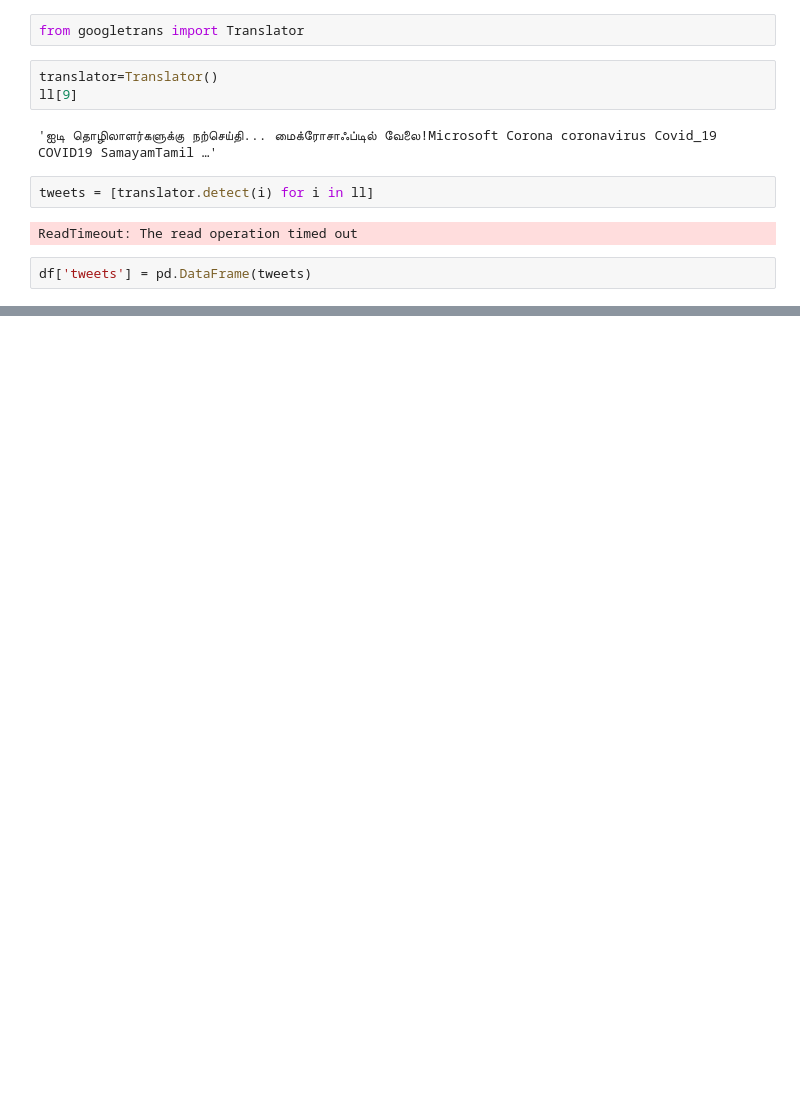
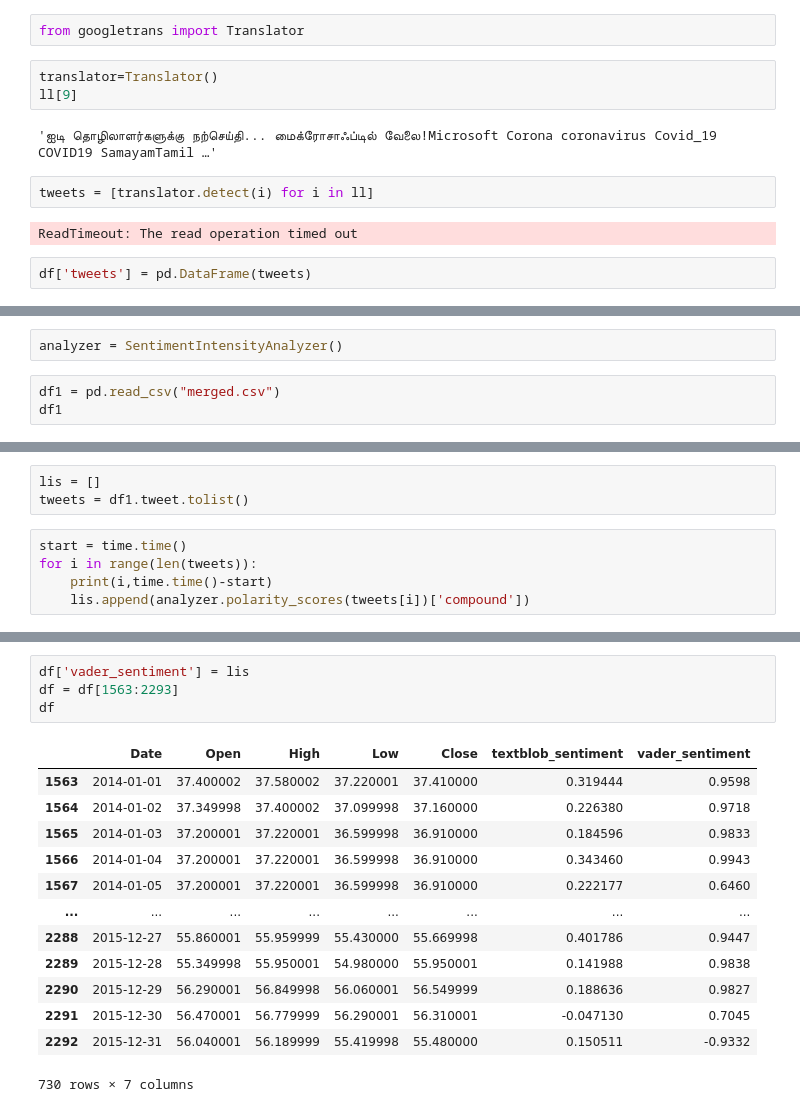
Before and after one commit to anmolcool007/stock-prediction, a Jupyter notebook: data/microsoft_verified_users/Preprocess.ipynb, the cells around one changed output, grey strips where cells are left out. Cells and saved outputs as stored; diff of their text form; blank space fills up the shorter version.

Commit message:
check the vader 5 case in each

```diff
--- a/data/microsoft_verified_users/Preprocess.ipynb
+++ b/data/microsoft_verified_users/Preprocess.ipynb
@@ -98,0 +136,5 @@ df['tweets'] = pd.DataFrame(tweets)
+# %%
+analyzer = SentimentIntensityAnalyzer()
+# %%
+df1 = pd.read_csv("merged.csv")
+df1
@@ -98,0 +155,8 @@ df['tweets'] = pd.DataFrame(tweets)
+# %%
+lis = []
+tweets = df1.tweet.tolist()
+# %%
+start = time.time()
+for i in range(len(tweets)):
+    print(i,time.time()-start)
+    lis.append(analyzer.polarity_scores(tweets[i])['compound'])
@@ -98,0 +181,18 @@ df['tweets'] = pd.DataFrame(tweets)
+# %%
+df['vader_sentiment'] = lis
+df = df[1563:2293]
+df
+# %% [output]
+|  | Date | Open | High | Low | Close | textblob_sentiment | vader_sentiment |
+| 1563 | 2014-01-01 | 37.400002 | 37.580002 | 37.220001 | 37.410000 | 0.319444 | 0.9598 |
+| 1564 | 2014-01-02 | 37.349998 | 37.400002 | 37.099998 | 37.160000 | 0.226380 | 0.9718 |
+| 1565 | 2014-01-03 | 37.200001 | 37.220001 | 36.599998 | 36.910000 | 0.184596 | 0.9833 |
+| 1566 | 2014-01-04 | 37.200001 | 37.220001 | 36.599998 | 36.910000 | 0.343460 | 0.9943 |
+| 1567 | 2014-01-05 | 37.200001 | 37.220001 | 36.599998 | 36.910000 | 0.222177 | 0.6460 |
+| ... | ... | ... | ... | ... | ... | ... | ... |
+| 2288 | 2015-12-27 | 55.860001 | 55.959999 | 55.430000 | 55.669998 | 0.401786 | 0.9447 |
+| 2289 | 2015-12-28 | 55.349998 | 55.950001 | 54.980000 | 55.950001 | 0.141988 | 0.9838 |
+| 2290 | 2015-12-29 | 56.290001 | 56.849998 | 56.060001 | 56.549999 | 0.188636 | 0.9827 |
+| 2291 | 2015-12-30 | 56.470001 | 56.779999 | 56.290001 | 56.310001 | -0.047130 | 0.7045 |
+| 2292 | 2015-12-31 | 56.040001 | 56.189999 | 55.419998 | 55.480000 | 0.150511 | -0.9332 |
+730 rows × 7 columns
```
Also changed, not shown: parts of 9 cells of this notebook, 48 other files.
